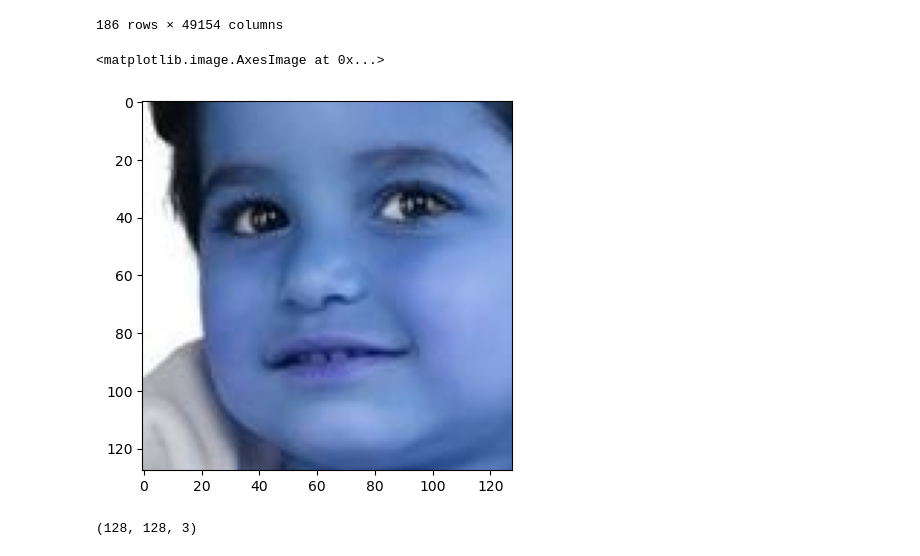
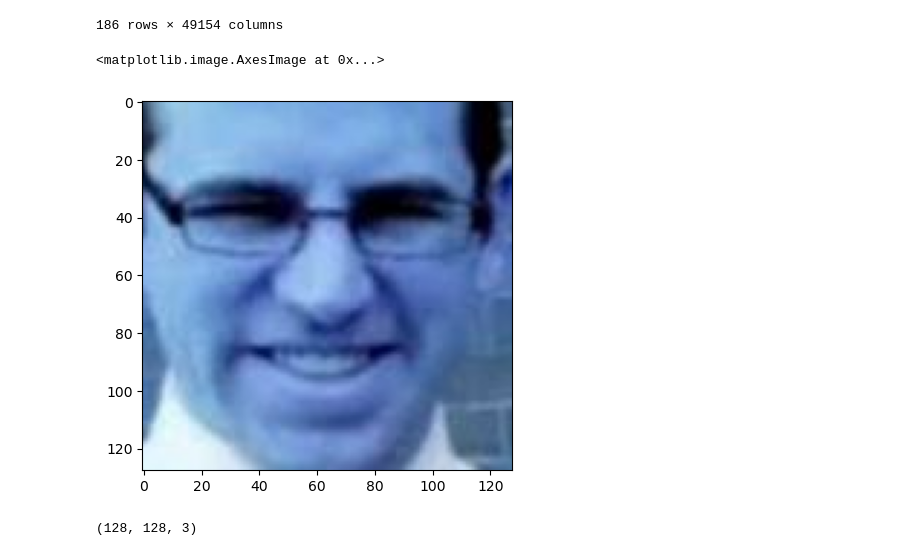
Before and after one commit to shekharbiswas/Multi-CNN, a Jupyter notebook: test.ipynb, the cells around one changed output. Drawn from its saved outputs; the diff is of its cells as text; code cells hidden in the pictures.

```diff
--- a/test.ipynb
+++ b/test.ipynb
@@ -59,11 +60,11 @@ df
 | 185 | 149 | 175 | 182 | 146 | 172 | 179 | 147 | 172 | 182 | 146 | ... | ... |
 186 rows × 49154 columns
 # %%
-img = cv2.imread(files[89])
+img = cv2.imread(files[55])
 plt.imshow(img)
 # %% [output]
 <matplotlib.image.AxesImage at 0x...>
-[figure, old version]
+[figure, new version]
 # %%
 img.shape
 # %% [output]
```
Also changed, not shown: parts of 17 cells of this notebook, 1 other file.
